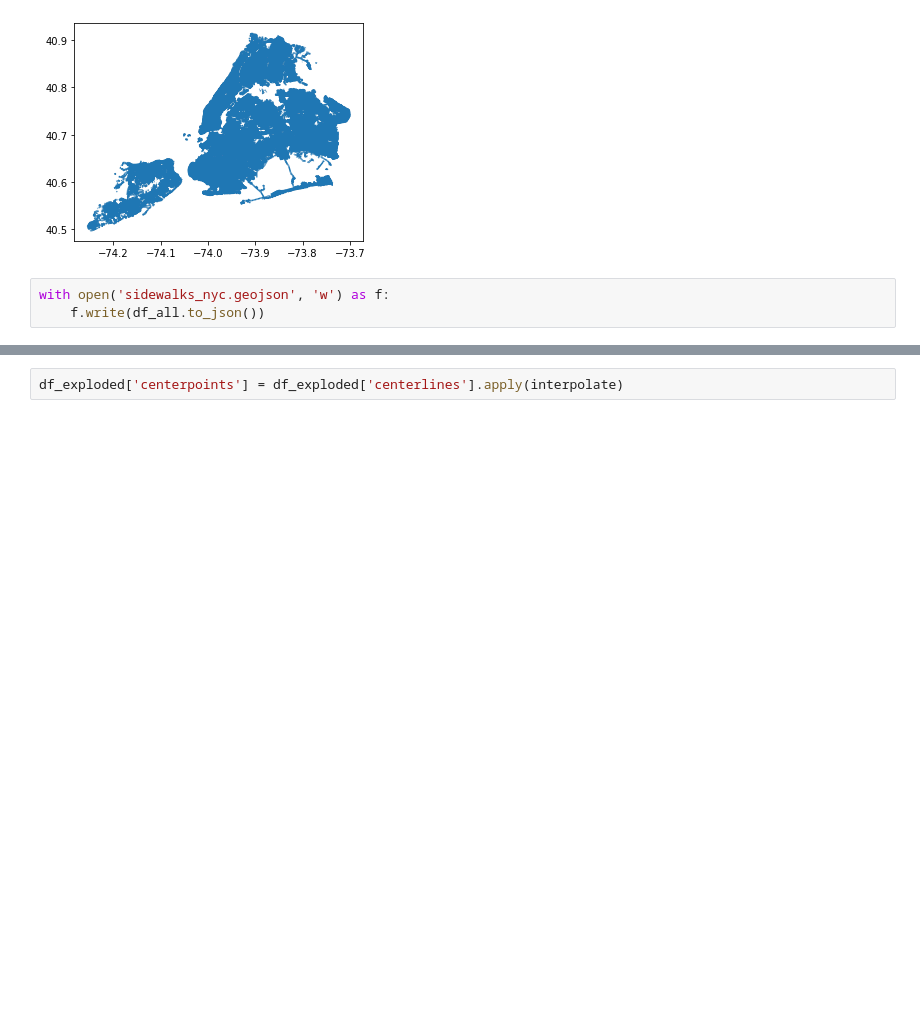
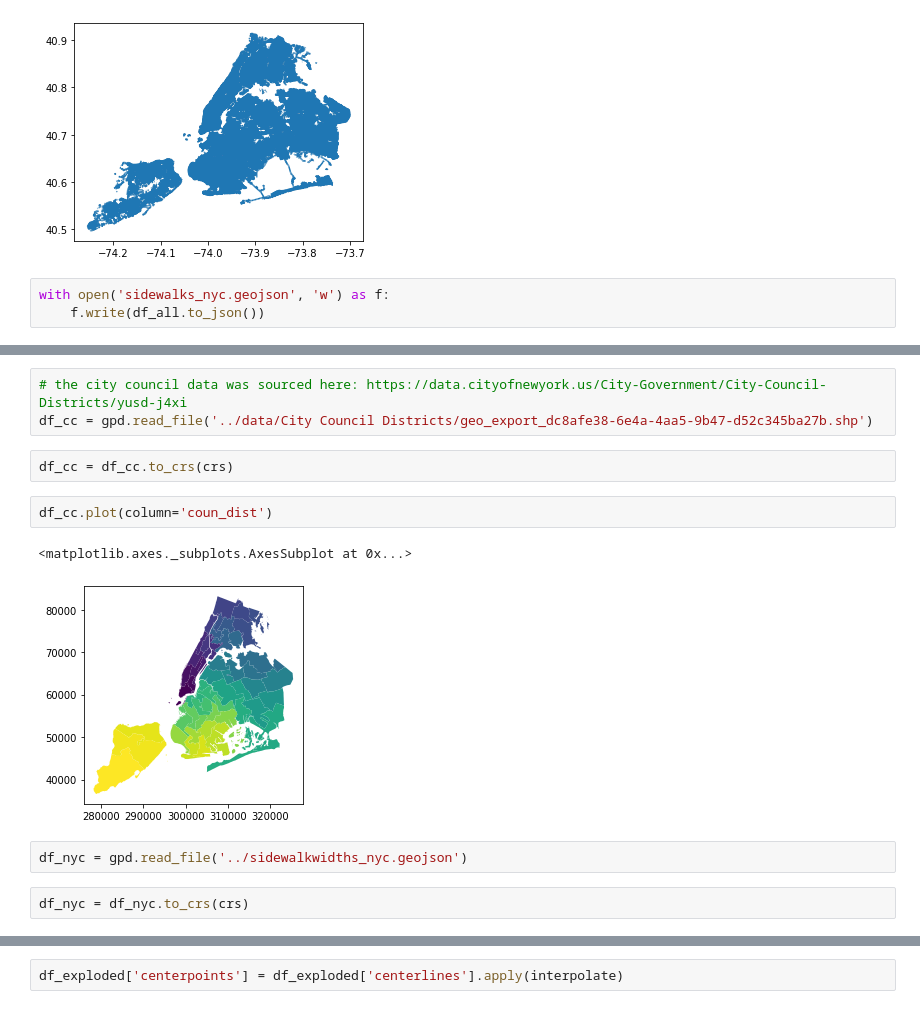
Before and after one commit to meliharvey/sidewalkwidths-nyc, a Jupyter notebook: notebooks/sidewalks.ipynb, the cells around one changed output, grey strips where cells are left out. Drawn from its saved outputs; the diff is of its cells as text; blank space fills up the shorter version.

```diff
--- a/notebooks/sidewalks.ipynb
+++ b/notebooks/sidewalks.ipynb
@@ -268,0 +269,14 @@ with open('sidewalks_nyc.geojson', 'w') as f:
+# %%
+# the city council data was sourced here: https://data.cityofnewyork.us/City-Government/City-Council-Districts/yusd-j4xi
+df_cc = gpd.read_file('../data/City Council Districts/geo_export_dc8afe38-6e4a-4aa5-9b47-d52c345ba27b.shp')
+# %%
+df_cc = df_cc.to_crs(crs)
+# %%
+df_cc.plot(column='coun_dist')
+# %% [output]
+<matplotlib.axes._subplots.AxesSubplot at 0x...>
+[figure, added]
+# %%
+df_nyc = gpd.read_file('../sidewalkwidths_nyc.geojson')
+# %%
+df_nyc = df_nyc.to_crs(crs)
```
Also changed, not shown: parts of 33 cells of this notebook, 15 other files.
